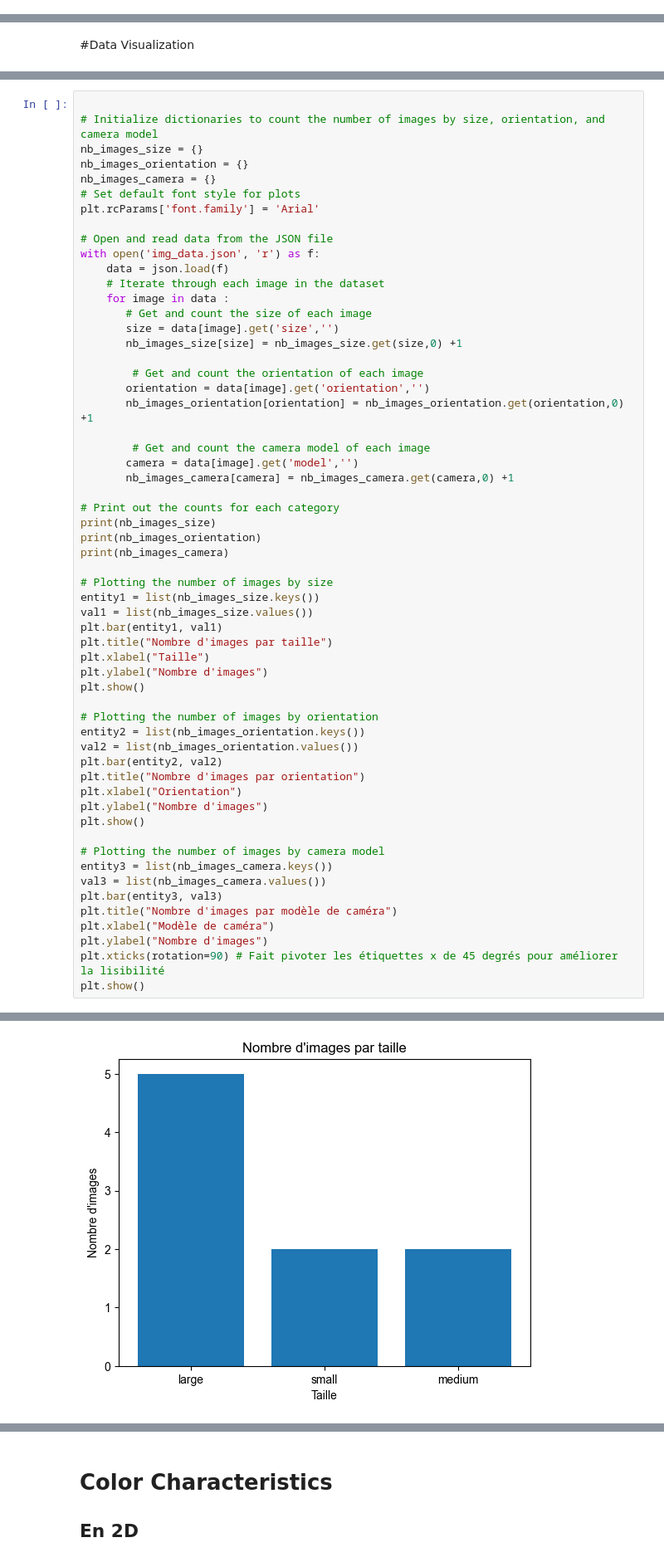
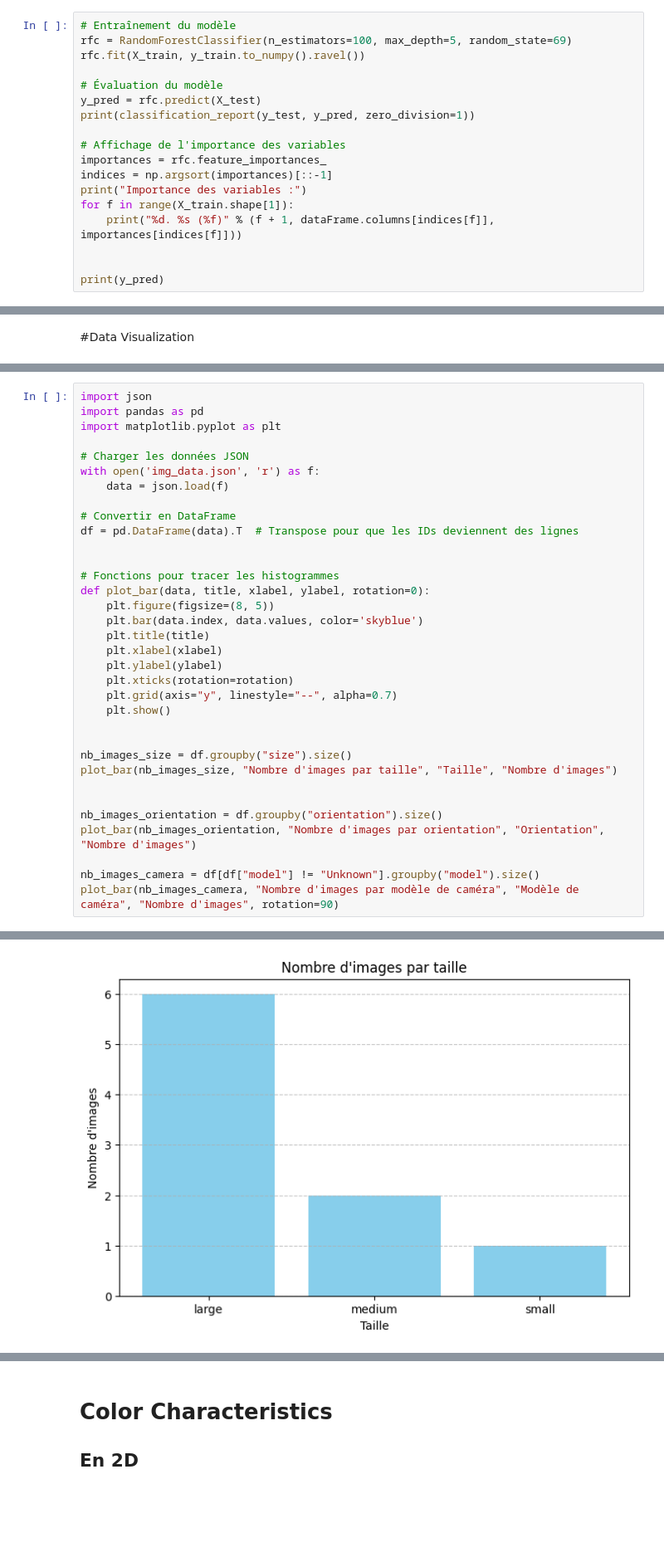
Before and after one commit to alexispzo/Data_Mining_Project, a Jupyter notebook: main.ipynb, the cells around one changed output, grey strips where cells are left out. Shown at 83% size. Cells and saved outputs as stored; diff of their text form; blank space fills up the shorter version.

```diff
--- a/main.ipynb
+++ b/main.ipynb
@@ -573,0 +621,18 @@ Q384348-Q144          0
+# %%
+# Entraînement du modèle
+rfc = RandomForestClassifier(n_estimators=100, max_depth=5, random_state=69)
+rfc.fit(X_train, y_train.to_numpy().ravel())
+
+# Évaluation du modèle
+y_pred = rfc.predict(X_test)
+print(classification_report(y_test, y_pred, zero_division=1))
+
+# Affichage de l'importance des variables
+importances = rfc.feature_importances_
+indices = np.argsort(importances)[::-1]
+print("Importance des variables :")
+for f in range(X_train.shape[1]):
+    print("%d. %s (%f)" % (f + 1, dataFrame.columns[indices[f]], importances[indices[f]]))
+
+
+print(y_pred)
@@ -600,59 +684,35 @@ plt.show()
 # %%
+import json
+import pandas as pd
+import matplotlib.pyplot as plt
 
-# Initialize dictionaries to count the number of images by size, orientation, and camera model
-nb_images_size = {}
-nb_images_orientation = {}
-nb_images_camera = {}
-# Set default font style for plots
-plt.rcParams['font.family'] = 'Arial'
-
-# Open and read data from the JSON file
+# Charger les données JSON
 with open('img_data.json', 'r') as f:
     data = json.load(f)
-    # Iterate through each image in the dataset
-    for image in data :
-       # Get and count the size of each image
-       size = data[image].get('size','')
-       nb_images_size[size] = nb_images_size.get(size,0) +1
 
-        # Get and count the orientation of each image
-       orientation = data[image].get('orientation','')
-       nb_images_orientation[orientation] = nb_images_orientation.get(orientation,0) +1
+# Convertir en DataFrame
+df = pd.DataFrame(data).T  # Transpose pour que les IDs deviennent des lignes
 
-        # Get and count the camera model of each image
-       camera = data[image].get('model','')
-       nb_images_camera[camera] = nb_images_camera.get(camera,0) +1
 
-# Print out the counts for each category
-print(nb_images_size)
-print(nb_images_orientation)
-print(nb_images_camera)
+# Fonctions pour tracer les histogrammes
+def plot_bar(data, title, xlabel, ylabel, rotation=0):
+    plt.figure(figsize=(8, 5))
+    plt.bar(data.index, data.values, color='skyblue')
+    plt.title(title)
+    plt.xlabel(xlabel)
+    plt.ylabel(ylabel)
+    plt.xticks(rotation=rotation)
+    plt.grid(axis="y", linestyle="--", alpha=0.7)
+    plt.show()
 
-# Plotting the number of images by size
-entity1 = list(nb_images_size.keys())
-val1 = list(nb_images_size.values())
-plt.bar(entity1, val1)
-plt.title("Nombre d'images par taille")
-plt.xlabel("Taille")
-plt.ylabel("Nombre d'images")
-plt.show()
 
-# Plotting the number of images by orientation
-entity2 = list(nb_images_orientation.keys())
-val2 = list(nb_images_orientation.values())
-plt.bar(entity2, val2)
-plt.title("Nombre d'images par orientation")
-plt.xlabel("Orientation")
-plt.ylabel("Nombre d'images")
-plt.show()
+nb_images_size = df.groupby("size").size()
+plot_bar(nb_images_size, "Nombre d'images par taille", "Taille", "Nombre d'images")
 
-# Plotting the number of images by camera model
-entity3 = list(nb_images_camera.keys())
-val3 = list(nb_images_camera.values())
-plt.bar(entity3, val3)
-plt.title("Nombre d'images par modèle de caméra")
-plt.xlabel("Modèle de caméra")
-plt.ylabel("Nombre d'images")
-plt.xticks(rotation=90) # Fait pivoter les étiquettes x de 45 degrés pour améliorer la lisibilité
-plt.show()
+
+nb_images_orientation = df.groupby("orientation").size()
+plot_bar(nb_images_orientation, "Nombre d'images par orientation", "Orientation", "Nombre d'images")
+
+nb_images_camera = df[df["model"] != "Unknown"].groupby("model").size()
+plot_bar(nb_images_camera, "Nombre d'images par modèle de caméra", "Modèle de caméra", "Nombre d'images", rotation=90)
 # %% [output]
@@ -662 +719 @@ plt.show()
-[figure, old version]
+[figure, new version]
```
Also changed, not shown: parts of 20 cells of this notebook, 19 other files.
